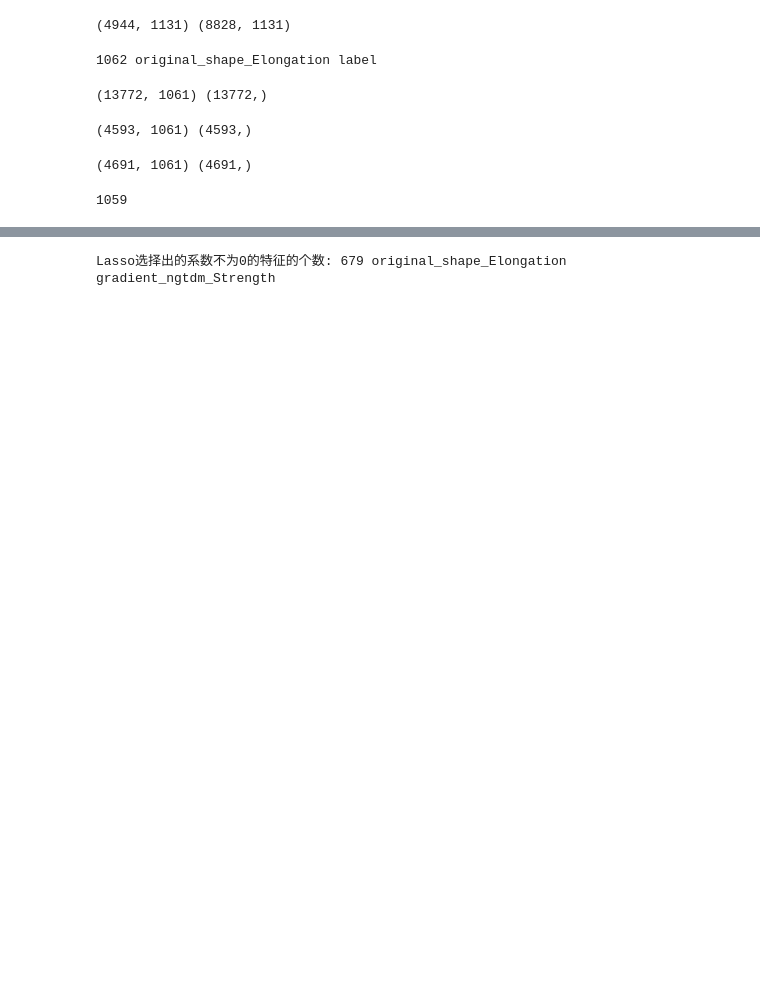
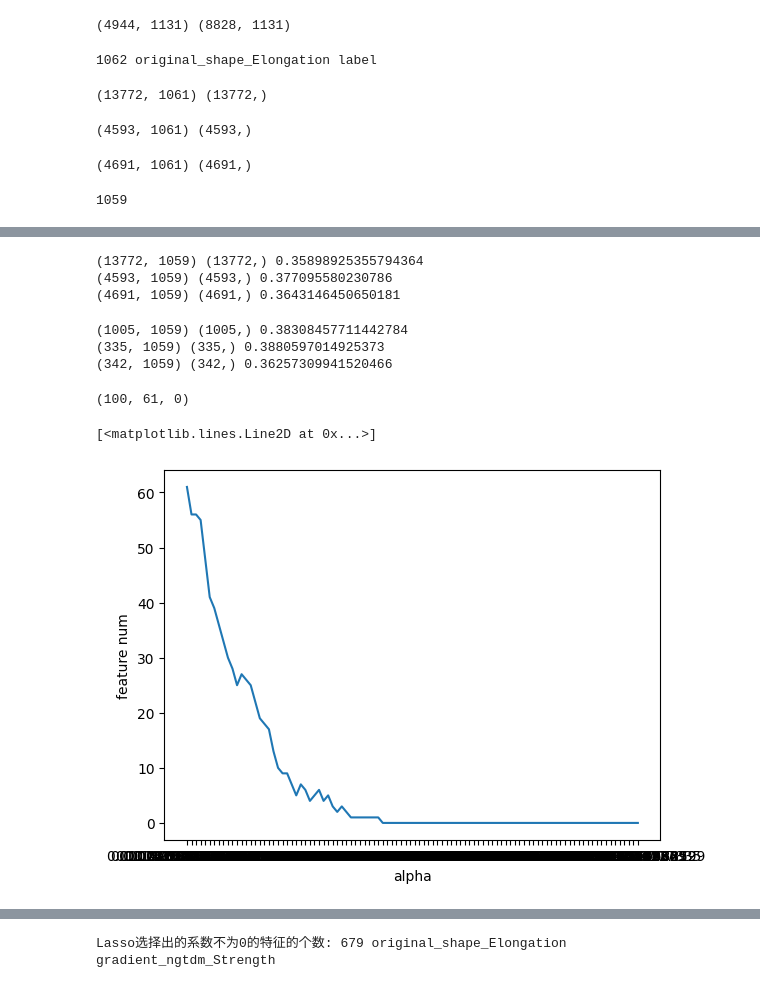
Before and after one commit to hui2109/Echinococcosis_ML, a Jupyter notebook: feature_selection.ipynb, the cells around one changed output, grey strips where cells are left out. Saved outputs shown, nothing was run; the diff lists cells and outputs as text; code cells hidden in the pictures; blank space fills up the shorter version.

```diff
--- a/feature_selection.ipynb
+++ b/feature_selection.ipynb
@@ -33,17 +61,17 @@ final_results_df.iloc[[0, 1]]
 p_train = Path('./resources/all_images/Groups/train_ids.csv')
 train_df = pd.read_csv(p_train)
 train_label = train_df['ids']
-train_data = get_target_group(train_label, final_results_df).iloc[:, 22:-3]
+train_data = get_target_group(train_label, final_results_df).iloc[:, 22:]
 
 p_val = Path('./resources/all_images/Groups/validation_ids.csv')
 val_df = pd.read_csv(p_val)
 val_label = val_df['ids']
-val_data = get_target_group(val_label, final_results_df).iloc[:, 22:-3]
+val_data = get_target_group(val_label, final_results_df).iloc[:, 22:]
 
 p_test = Path('./resources/all_images/Groups/test_ids.csv')
 test_df = pd.read_csv(p_test)
 test_label = test_df['ids']
-test_data = get_target_group(test_label, final_results_df).iloc[:, 22:-3]
+test_data = get_target_group(test_label, final_results_df).iloc[:, 22:]
 # %%
 print(train_data.shape)
 print(val_data.shape)
@@ -145,0 +194,48 @@ model_lassoCV = LassoCV(alphas=alphas, max_iter=2000, cv=5).fit(X_train, y_train
+# %%
+print(X_train.shape, y_train.shape, np.sum(y_train == 0) / len(y_train))
+print(X_val.shape, y_val.shape, np.sum(y_val == 0) / len(y_val))
+print(X_test.shape, y_test.shape, np.sum(y_test == 0) / len(y_test))
+# %% [output]
+(13772, 1059) (13772,) 0.35898925355794364
+(4593, 1059) (4593,) 0.377095580230786
+(4691, 1059) (4691,) 0.3643146450650181
+# %%
+# 选出一小部分数据进行模型训练，以寻找最佳参数
+X_train_min, _, y_train_min, _ = train_test_split(X_train, y_train, train_size=0.073, random_state=4)
+print(X_train_min.shape, y_train_min.shape, np.sum(y_train_min == 0)/len(y_train_min))
+
+X_val_min, _, y_val_min, _ = train_test_split(X_val, y_val, train_size=0.073, random_state=4)
+print(X_val_min.shape, y_val_min.shape, np.sum(y_val_min == 0)/len(y_val_min))
+
+X_test_min, _, y_test_min, _ = train_test_split(X_test, y_test, train_size=0.073, random_state=4)
+print(X_test_min.shape, y_test_min.shape, np.sum(y_test_min == 0)/len(y_test_min))
+# %% [output]
+(1005, 1059) (1005,) 0.38308457711442784
+(335, 1059) (335,) 0.3880597014925373
+(342, 1059) (342,) 0.36257309941520466
+# %%
+# Lasso回归筛选特征
+# 观察alpha值对特征筛选的影响
+alphas = np.logspace(-2, 1, 100)  # alpha就是损失函数的lambda
+feature_num_list = []
+
+for alpha in alphas:
+    model_lasso = Lasso(alpha=alpha, random_state=4).fit(X_train_min, y_train_min)
+
+    # 评估筛选的特征数量
+    coef = pd.Series(model_lasso.coef_, index=X_train_min.columns)
+    feature_num = np.sum(coef != 0)
+    feature_num_list.append(feature_num)
+# %%
+len(feature_num_list), np.max(feature_num_list), np.min(feature_num_list)
+# %% [output]
+(100, 61, 0)
+# %%
+fig, ax = plt.subplots()
+ax.set_xlabel('alpha')
+ax.set_ylabel('feature num')
+ax.set_xticks(ticks = range(len(alphas)),labels=alphas)
+ax.plot(feature_num_list)
+# %% [output]
+[<matplotlib.lines.Line2D at 0x...>]
+[figure, added]
```
Also changed, not shown: parts of 38 cells of this notebook, 13 other files.
